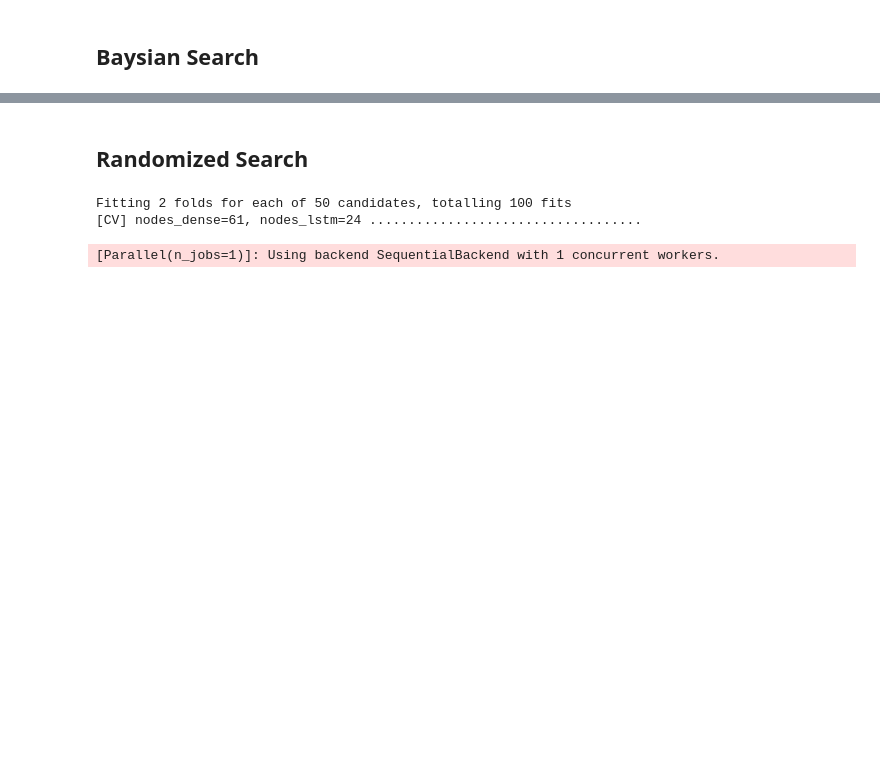
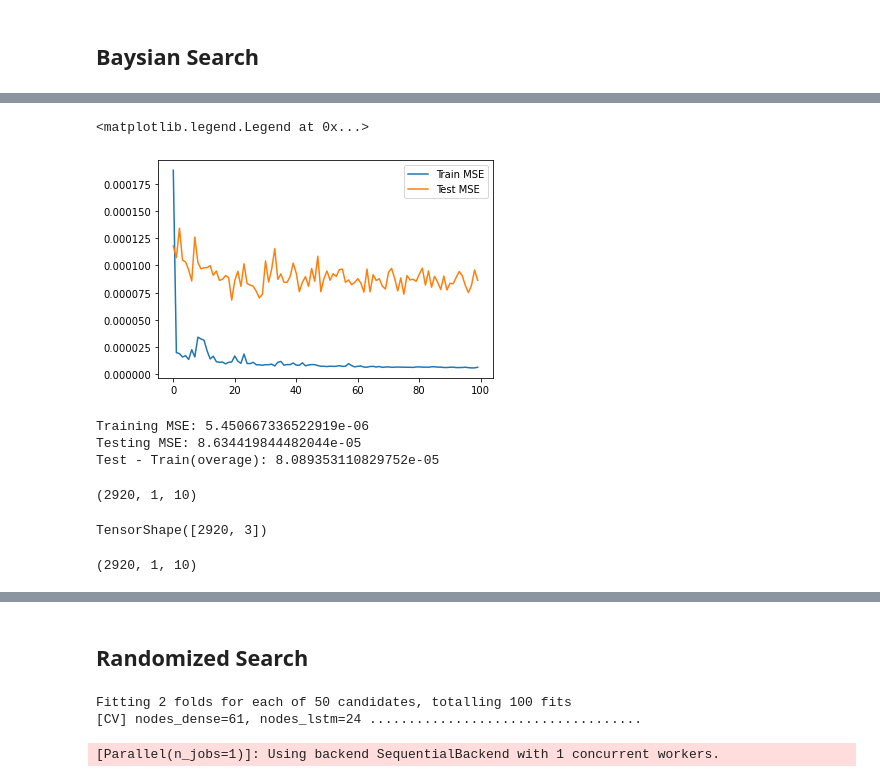
Before and after one commit to plarkin13/stock_prediction_sentiment, a Jupyter notebook: tanveer/regression_models.ipynb, the cells around one changed output, grey strips where cells are left out. Cells and saved outputs as stored; diff of their text form; code cells hidden in the pictures; blank space fills up the shorter version.

```diff
--- a/tanveer/regression_models.ipynb
+++ b/tanveer/regression_models.ipynb
@@ -455,8 +499,8 @@ def func_lstm_model(nodes_lstm,nodes_dense):
     model = Sequential()
     model.add(LSTM(nodes_lstm,input_shape=(1,10)))
     model.add(Dense(nodes_dense,activation='relu'))
-    model.add(Dense(3,))
-    model.compile(optimizer='adam',loss='mse',)
+    model.add(Dense(1,))
+    model.compile(optimizer='adam',loss='mse')
     return model
 # %%
 lstm_modeler = KerasRegressor(build_fn=func_lstm_model,epochs=50,verbose=1)
@@ -468,7 +512,7 @@ search_space_lstm = {
 # %%
 lstm_bs1 = BayesSearchCV(lstm_modeler,search_space_lstm,n_iter=500,random_state=42,verbose=2,)
 # %%
-#lstm_bs1.fit(X_train_lstm,y_train)
+lstm_bs1.fit(X_train_lstm,y_train)
 # %% [output]
 Fitting 5 folds for each of 1 candidates, totalling 5 fits
 [CV] nodes_dense=47, nodes_lstm=75 ...................................
@@ -569,0 +622,11 @@ Epoch 1/50
+# %%
+lstm_best= Sequential()
+lstm_best.add(LSTM(89,input_shape=(1,10)))
+lstm_best.add(Dense(85,activation='relu'))
+lstm_best.add(Dense(1))
+
+lstm_best.compile(optimizer='adam',loss='mse')
+
+hist_best_lstm = lstm_best.fit(X_train_lstm,y_train,
+                     validation_data=(X_test_lstm,y_test),
+                  epochs=100,verbose=2)
@@ -569,0 +651,26 @@ Epoch 1/50
+# %%
+plt.plot(hist_best_lstm.history['loss'],label='Train MSE')
+plt.plot(hist_best_lstm.history['val_loss'],label='Test MSE')
+plt.legend()
+# %% [output]
+<matplotlib.legend.Legend at 0x...>
+[figure, added]
+# %%
+get_metrics(lstm_best,X_train_lstm,X_test_lstm)
+# %% [output]
+Training MSE: 5.450667336522919e-06
+Testing MSE: 8.634419844482044e-05
+Test - Train(overage): 8.089353110829752e-05
+# %%
+X_train_lstm.shape
+# %% [output]
+(2920, 1, 10)
+# %%
+preds = lstm_best(X_train_lstm)
+preds.shape
+# %% [output]
+TensorShape([2920, 3])
+# %%
+X_train_lstm.shape
+# %% [output]
+(2920, 1, 10)
```
Also changed, not shown: parts of 48 cells of this notebook, 1 other file.
